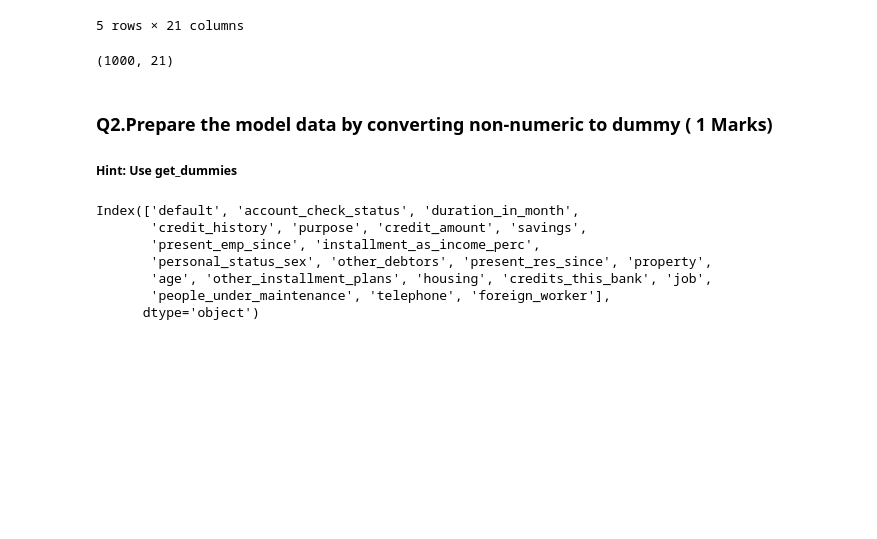
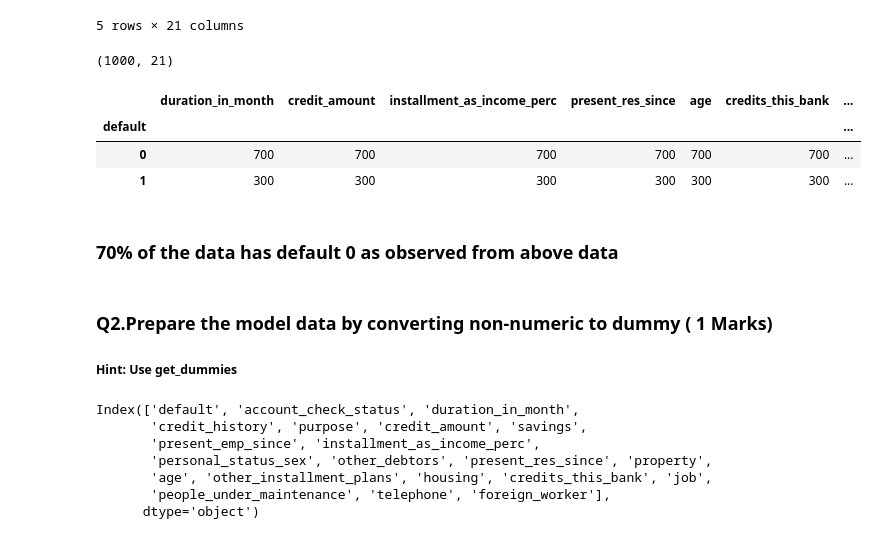
Before and after one commit to GreatLearningAIML1/aiml-ml-hyd-apr-19-batch-vrsudarsanam, a Jupyter notebook: R4_External_Lab_Validation_Accuracy-1.ipynb, the cells around one changed output. Cells and saved outputs as stored; diff of their text form; code cells hidden in the pictures; blank space fills up the shorter version.

```diff
--- a/R4_External_Lab_Validation_Accuracy-1.ipynb
+++ b/R4_External_Lab_Validation_Accuracy-1.ipynb
@@ -29,6 +29,16 @@ df.head()
 df.shape
 # %% [output]
 (1000, 21)
+# %%
+#Calculating NULL accuracy
+df.groupby(["default"]).count()
+# %% [output]
+|  | duration_in_month | credit_amount | installment_as_income_perc | present_res_since | age | credits_this_bank | ... |
+| default |  |  |  |  |  |  | ... |
+| 0 | 700 | 700 | 700 | 700 | 700 | 700 | ... |
+| 1 | 300 | 300 | 300 | 300 | 300 | 300 | ... |
+# %% [markdown]
+### 70% of the data has default 0 as observed from above data
 # %%
 # Lets build a Ensemble model but need to modify the dataset first
 # %% [markdown]
```
